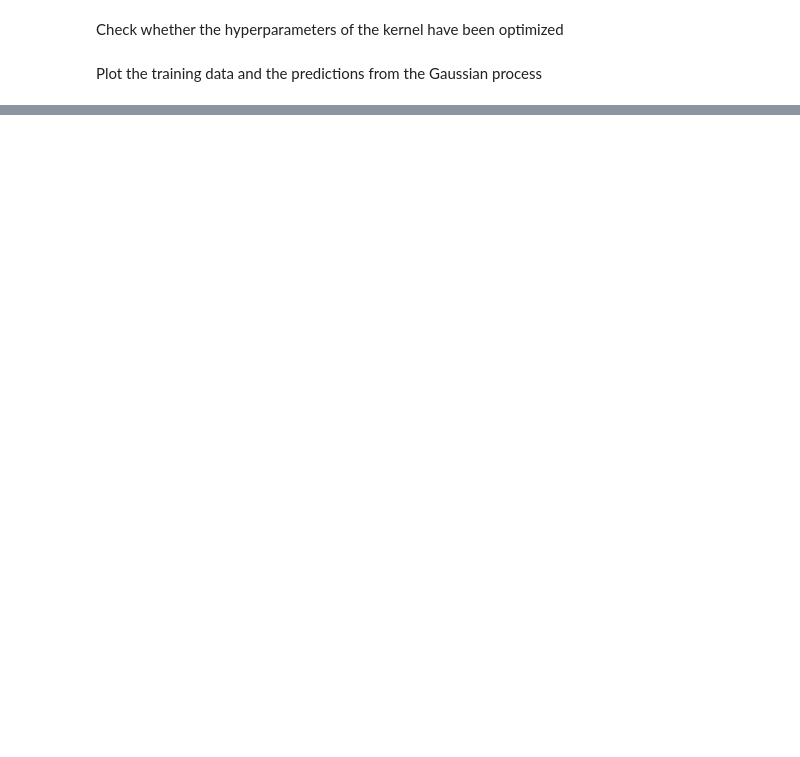
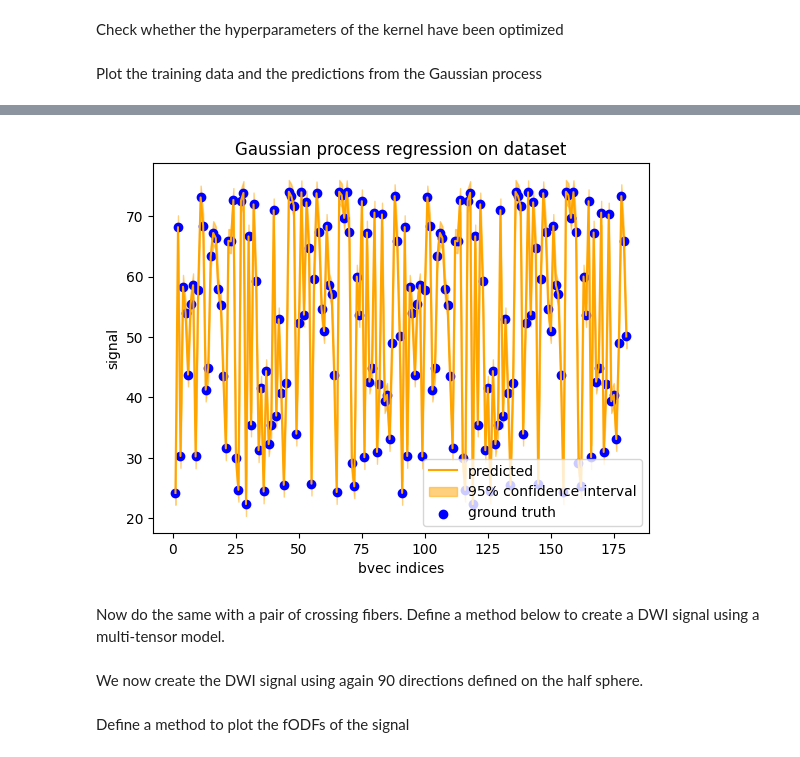
Before and after one commit to nipreps/eddymotion, a Jupyter notebook: docs/notebooks/dwi_simulated_gp.ipynb, the cells around one changed output, grey strips where cells are left out. Cells and saved outputs as stored; diff of their text form; code cells hidden in the pictures; blank space fills up the shorter version.

```diff
--- a/docs/notebooks/dwi_simulated_gp.ipynb
+++ b/docs/notebooks/dwi_simulated_gp.ipynb
@@ -131,8 +158,10 @@ We now define the kernel that we will be using for the Gaussian process
 # %%
-from src.eddymotion.model.dipy import PairwiseOrientationKernel
+from eddymotion.model.dipy import GaussianProcessModel
 
+kernel_model = "spherical"
 lambda_s = 2.0
 a = 1.0
 sigma_sq = 0.5
-kernel = PairwiseOrientationKernel(weighting="spherical", lambda_s=lambda_s, a=a, sigma_sq=sigma_sq)
+
+gp_model = GaussianProcessModel(kernel_model=kernel_model, lambda_s=lambda_s, a=a, sigma_sq=sigma_sq)
 # %% [markdown]
@@ -140,5 +169,3 @@ The ``grad`` gradient table instance is in RAS+b format, so we choose the diffus
 # %%
-_grad = grad[:3, 1:]
-gpr = GaussianProcessRegressor(kernel=kernel, random_state=0)
-gpr.fit(_grad.T, signal[1:])
+gpfit = gp_model.fit(signal[1:], gtab[~gtab.b0s_mask])
 # %% [markdown]
@@ -146,6 +173,6 @@ Now predict the signal on the last diffusion-encoding gradient vector.
 # %%
-_grad_pred = grad[:3, -1]
-y_mean, y_std = gpr.predict(_grad_pred, return_std=True)
+X_qry = gtab.bvecs[1:]
+prediction = gpfit.predict(X_qry)
 # %% [markdown]
 Check whether the hyperparameters of the kernel have been optimized
 # %%
@@ -156,10 +183,12 @@ Plot the training data and the predictions from the Gaussian process
 from matplotlib import pyplot as plt
 %matplotlib inline
 
-s = dwi_data[voxel_idx[0], voxel_idx[1], voxel_idx[2], :]
-s_hat_mean = y_mean[voxel_idx[0], voxel_idx[1], voxel_idx[2], :]
-s_hat_stddev = y_std[voxel_idx[0], voxel_idx[1], voxel_idx[2], :]
-x = np.asarray(range(len(grad.bvals)))
+# Exclude the b0s
+s = dwi_data[voxel_idx[0], voxel_idx[1], voxel_idx[2], :][1:]
+s_hat_mean = prediction
+# s_hat_stddev = y_std[voxel_idx[0], voxel_idx[1], voxel_idx[2], :]
+s_hat_stddev = np.ones_like(s_hat_mean)
+x = np.asarray(range(len(gtab.bvals)))[1:]
 
 fig, ax = plt.subplots()
 ax.plot(x, s_hat_mean, c="orange", label="predicted")
@@ -178,3 +207,4 @@ ax.legend()
 plt.title("Gaussian process regression on dataset")
 
 plt.show()
+# %% [output]
@@ -180,0 +213,3 @@ plt.show()
+[figure, added]
+# %% [markdown]
+Now do the same with a pair of crossing fibers. Define a method below to create a DWI signal using a multi-tensor model.
@@ -180,0 +251,2 @@ plt.show()
+# %% [markdown]
+We now create the DWI signal using again 90 directions defined on the half sphere.
@@ -180,0 +273,2 @@ plt.show()
+# %% [markdown]
+Define a method to plot the fODFs of the signal
```
Also changed, not shown: parts of 32 cells of this notebook.
